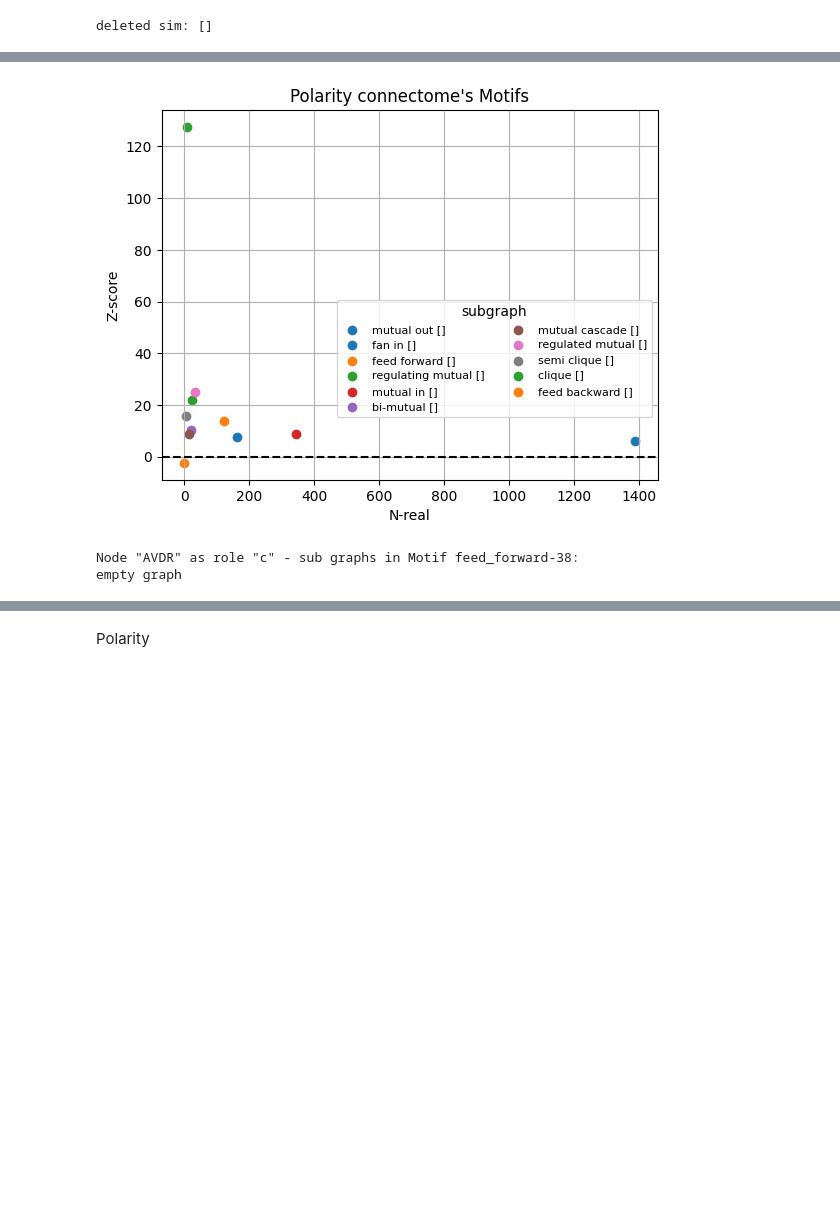
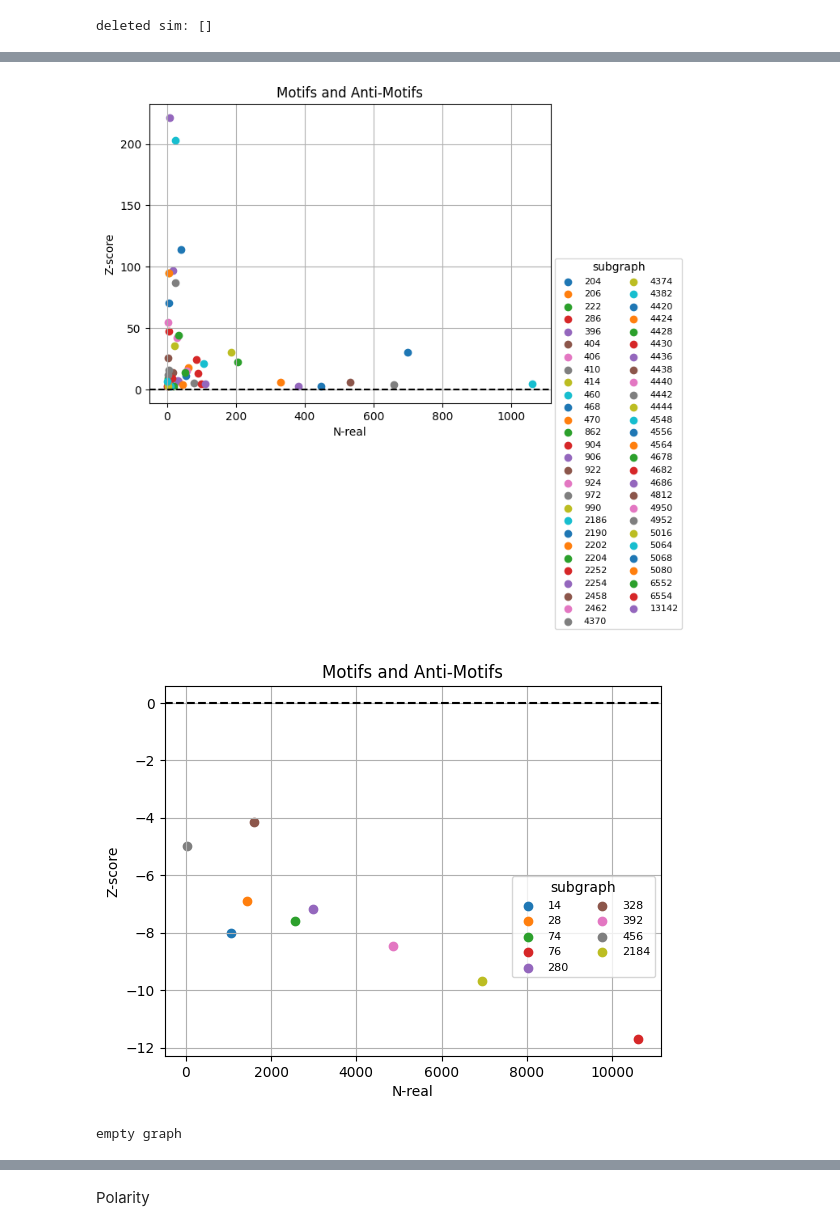
Before and after one commit to deangeckt/network_motifs, a Jupyter notebook: post_motif_analysis/motif_analysis.ipynb, the cells around one changed output, grey strips where cells are left out. Drawn from its saved outputs; the diff is of its cells as text; code cells hidden in the pictures; blank space fills up the shorter version.

Commit message:
analysis: new  pol k4 m5 results + some todo's

```diff
--- a/post_motif_analysis/motif_analysis.ipynb
+++ b/post_motif_analysis/motif_analysis.ipynb
@@ -18,8 +18,10 @@ from matplotlib.patches import ArrowStyle
 import matplotlib.patches as patches
 from networks.network import Network
 # %%
-data = import_results('results/cook_si2_herm_chem_k3_m5.bin')
-data = import_results('results/cook_si2_herm_all_k3_m5_bio_rand.bin')
+# data = import_results('results/cook_si2_herm_chem_k3_m5.bin')
+
+# 1st bio-randomizer (outside of the nerve-ring, the switch is allowed)
+# data = import_results('results/cook_si2_herm_all_k3_m5_bio_rand.bin')
 
 
 # data = import_results('results/pol_k3_m5.bin')
@@ -30,7 +32,7 @@ data = import_results('results/cook_si2_herm_all_k3_m5_bio_rand.bin')
 # data = import_results('results/cook_si2_herm_chem_k4_m5.bin')
 # data = import_results('results/durbin_herm_chem_k4_m5.bin')
 # data = import_results('results/pol_k4_m10.bin')
-
+data = import_results('results/pol_k4_m5.bin')
 
 # all: chem + gap
 # data = import_results('results/cook_si2_herm_all_k3_m5.bin') # feed forward isnt a motif! (but makes sense due to gap + chem)
@@ -209,23 +211,21 @@ def scatter_motifs(motifs_, w_graph=False):
 
     for i, (id_, x, y, m) in enumerate(zip(ids_, n_reals, z_scores, motifs_)):
         # color = 'r' if y < 0 else 'g'
-
-        label = three_sub_graphs_mapping[int(id_)]
-        id_num = id_.split()[0]
-        id_pol = pols[i]
-        label = f'{three_sub_graphs_mapping[int(id_num)]} {id_pol}'
-
-        color_idx = list(three_sub_graphs_mapping.keys()).index(int(id_num))
-        # print(label, color_idx)
-        ax.scatter(x, y, label=label, color=colors[color_idx%10])
+        label = id_
+        # label = three_sub_graphs_mapping[int(id_)]
+        # id_num = id_.split()[0]
+        # id_pol = pols[i]
+        # label = id_ #f'{three_sub_graphs_mapping[int(id_num)]} {id_pol}'
+        # color_idx = list(three_sub_graphs_mapping.keys()).index(int(id_num))
+        # # print(label, color_idx)
+        ax.scatter(x, y, label=label) #, color=colors[color_idx%10])
 
         # print(i, id_num, three_sub_graphs_mapping[int(id_num)], id_pol)
         if w_graph:
             graph = nx.DiGraph(m.role_pattern)
             draw_graph_on_plot(graph, x, y, range_x, range_y, 20, ax)
 
-    # plt.title('Motifs and Anti-Motifs')
-    plt.title("Polarity connectome's Motifs")
+    plt.title('Motifs and Anti-Motifs')
     plt.ylabel('Z-score')
     plt.xlabel('N-real')
 
@@ -242,11 +242,9 @@ def scatter_motifs(motifs_, w_graph=False):
     # plt.savefig('scatter.svg')
     # fig.savefig('scatter.svg', bbox_extra_artists=(lgd,), bbox_inches='tight')
 
-
-
 # poster
 # scatter_motifs(motifs_[:8]+list(reversed(anti_motifs_)), True)
-# scatter_motifs(motifs_, True)
+# scatter_motifs(motifs_, False)
 # %%
 def plot_motif_roles(motif: Motif, top=5):
     roles = motif.node_roles.keys()
@@ -378,7 +377,9 @@ none: 2/13
 # %%
-scatter_motifs(motifs_ + anti_motifs_, False)
+scatter_motifs(motifs_, False)
+scatter_motifs(anti_motifs_, False)
 # %% [output]
-[figure, old version]
+[figure, new version]
+[figure, added]
 # %%
 node = 'AVDR'
 neighbors = set()
@@ -393,7 +394,6 @@ neighbors = list(neighbors)
 draw_sub_graph(network, neighbors, False) #,center=node)
 # export_induced_graph(neighbors, 'AVDR_38_c_m5.gexf')
 # %% [output]
-Node "AVDR" as role "c" - sub graphs in Motif feed_forward-38:
 empty graph
 # %%
 draw_neighbors(network, 'RIAL', 'all', True)
```
Also changed, not shown: parts of 19 cells of this notebook, 4 other files.
